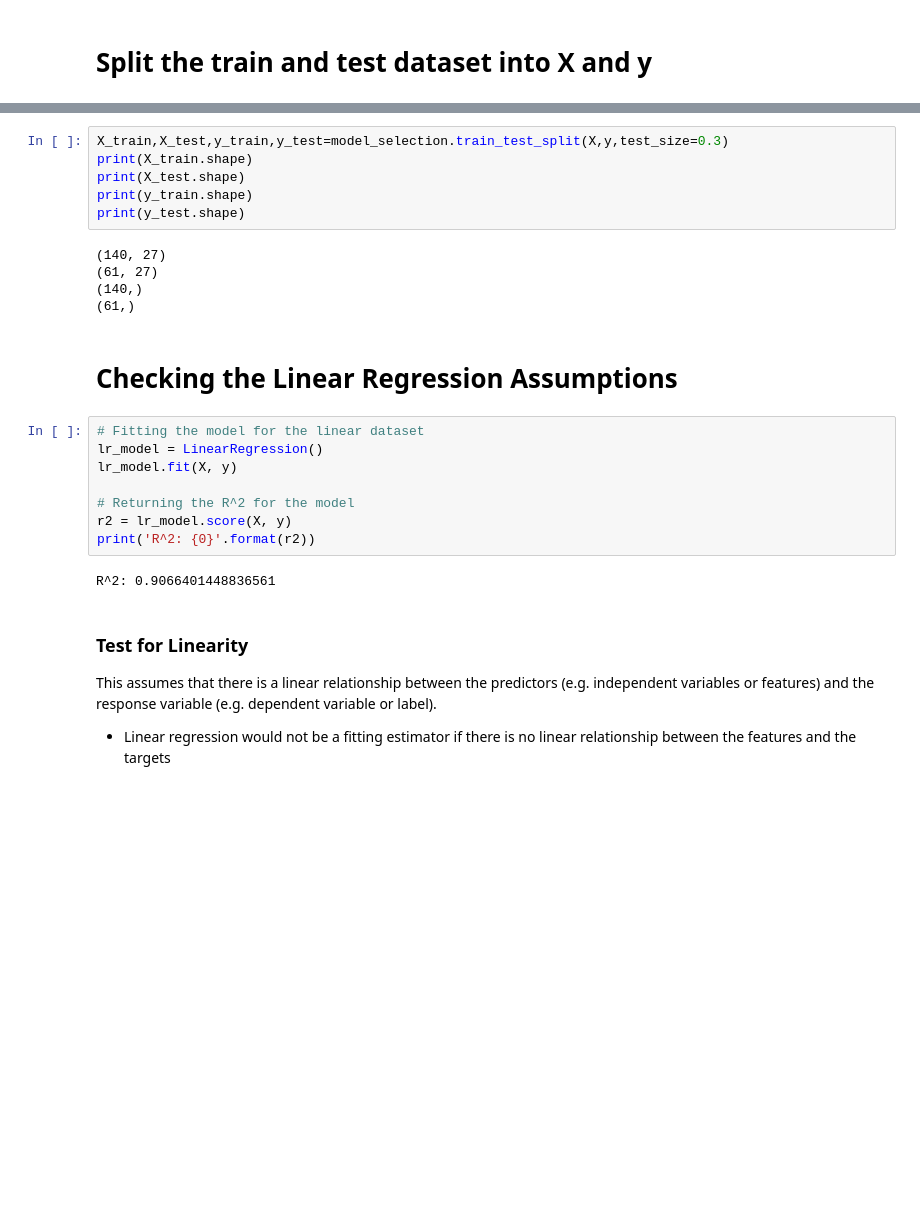
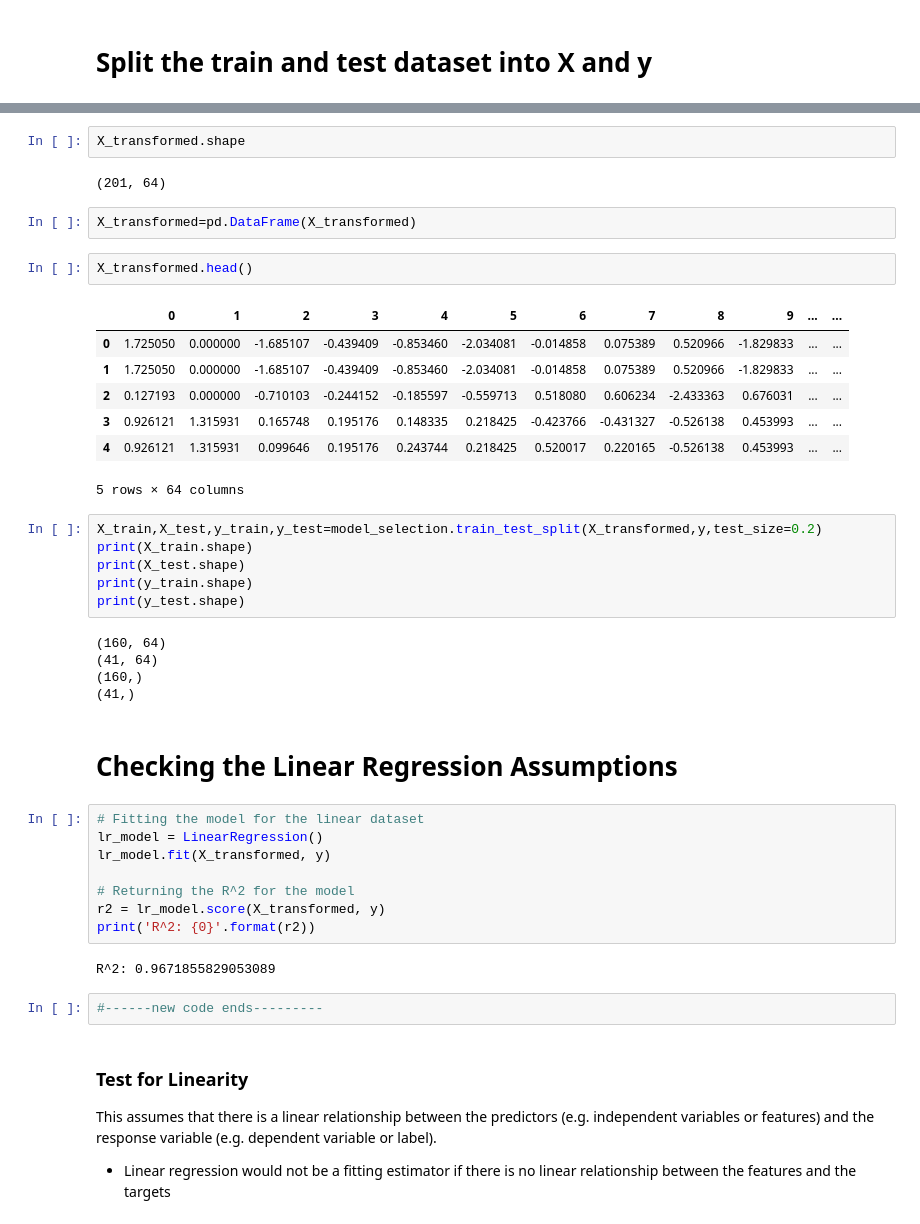
Before and after one commit to nafisa-samia/Automobile-Price-Prediction-using-Linear-Regression, a Jupyter notebook: Automobile_price_prediction_using_regression.ipynb, the cells around one changed output, grey strips where cells are left out. Drawn from its saved outputs; the diff is of its cells as text; blank space fills up the shorter version.

```diff
--- a/Automobile_price_prediction_using_regression.ipynb
+++ b/Automobile_price_prediction_using_regression.ipynb
@@ -1122,26 +1127,44 @@ R^2: 0.9472008035866146
+# %%
+X_transformed.shape
+# %% [output]
+(201, 64)
+# %%
+X_transformed=pd.DataFrame(X_transformed)
+# %%
+X_transformed.head()
+# %% [output]
+|  | 0 | 1 | 2 | 3 | 4 | 5 | 6 | 7 | 8 | 9 | ... | ... |
+| 0 | 1.725050 | 0.000000 | -1.685107 | -0.439409 | -0.853460 | -2.034081 | -0.014858 | 0.075389 | 0.520966 | -1.829833 | ... | ... |
+| 1 | 1.725050 | 0.000000 | -1.685107 | -0.439409 | -0.853460 | -2.034081 | -0.014858 | 0.075389 | 0.520966 | -1.829833 | ... | ... |
+| 2 | 0.127193 | 0.000000 | -0.710103 | -0.244152 | -0.185597 | -0.559713 | 0.518080 | 0.606234 | -2.433363 | 0.676031 | ... | ... |
+| 3 | 0.926121 | 1.315931 | 0.165748 | 0.195176 | 0.148335 | 0.218425 | -0.423766 | -0.431327 | -0.526138 | 0.453993 | ... | ... |
+| 4 | 0.926121 | 1.315931 | 0.099646 | 0.195176 | 0.243744 | 0.218425 | 0.520017 | 0.220165 | -0.526138 | 0.453993 | ... | ... |
+5 rows × 64 columns
 # %%
-X_train,X_test,y_train,y_test=model_selection.train_test_split(X,y,test_size=0.3)
+X_train,X_test,y_train,y_test=model_selection.train_test_split(X_transformed,y,test_size=0.2)
 print(X_train.shape)
 print(X_test.shape)
 print(y_train.shape)
 print(y_test.shape)
 # %% [output]
-(140, 27)
-(61, 27)
-(140,)
-(61,)
+(160, 64)
+(41, 64)
+(160,)
+(41,)
 # %% [markdown]
 # Checking the Linear Regression Assumptions
 # %%
 # Fitting the model for the linear dataset
 lr_model = LinearRegression()
-lr_model.fit(X, y)
+lr_model.fit(X_transformed, y)
 
 # Returning the R^2 for the model
-r2 = lr_model.score(X, y)
+r2 = lr_model.score(X_transformed, y)
 print('R^2: {0}'.format(r2))
 # %% [output]
-R^2: 0.9066401448836561
+R^2: 0.9671855829053089
+# %%
+#------new code ends---------
 # %% [markdown]
 ### Test for Linearity
 This assumes that there is a linear relationship between the predictors (e.g. independent variables or features) and the response variable (e.g. dependent variable or label). <br>
```
Also changed, not shown: parts of 20 cells of this notebook.
